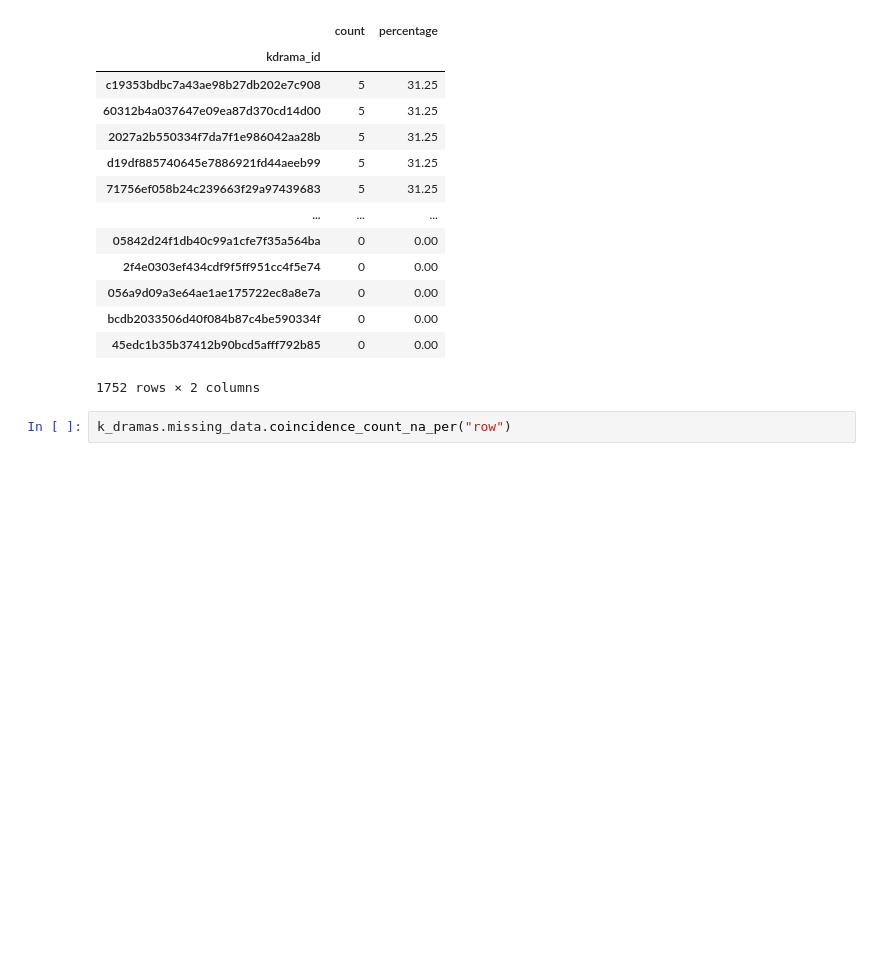
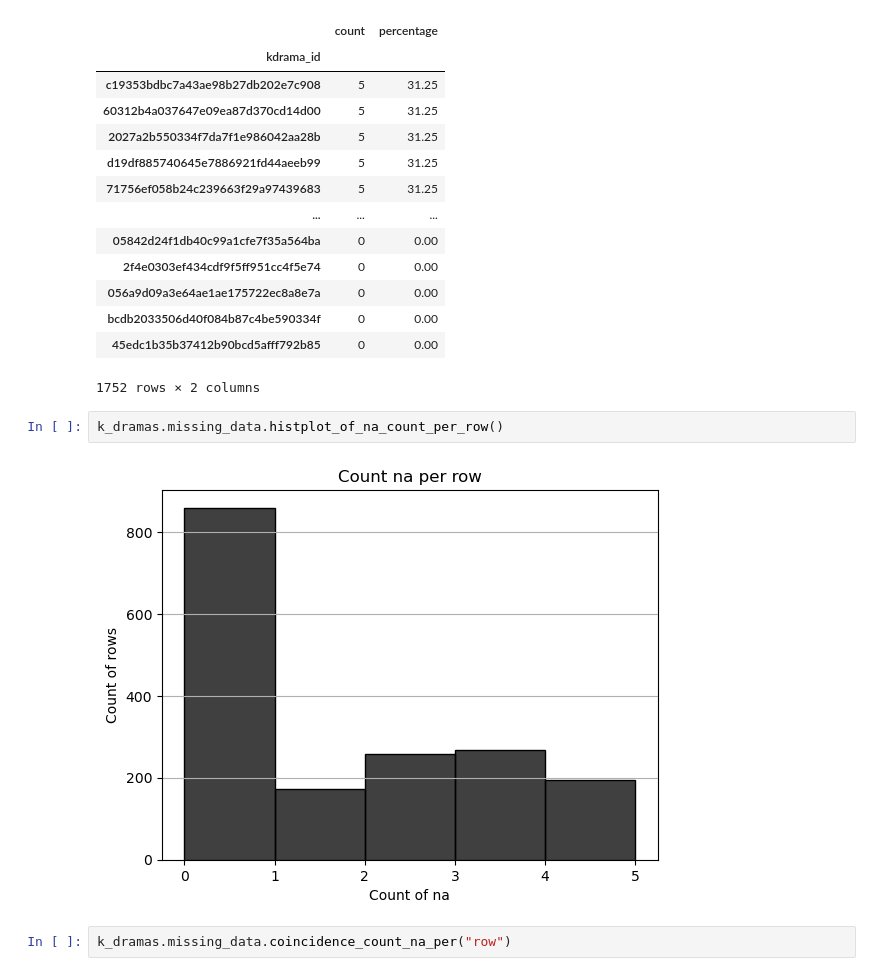
Before and after one commit to gfranciscoerazom/analysis-k-dramas, a Jupyter notebook: jupyternotebook/korean_drama.ipynb, the cells around one changed output. Saved outputs shown, nothing was run; the diff lists cells and outputs as text; blank space fills up the shorter version.

```diff
--- a/jupyternotebook/korean_drama.ipynb
+++ b/jupyternotebook/korean_drama.ipynb
@@ -318,6 +322,10 @@ k_dramas.missing_data.na_count_and_percentage_per("row").sort_values(by="count",
 | bcdb2033506d40f084b87c4be590334f | 0 | 0.00 |
 | 45edc1b35b37412b90bcd5afff792b85 | 0 | 0.00 |
 1752 rows × 2 columns
+# %%
+k_dramas.missing_data.histplot_of_na_count_per_row()
+# %% [output]
+[figure, added]
 # %%
 k_dramas.missing_data.coincidence_count_na_per("row")
 # %% [output]
```
Also changed, not shown: parts of 1 cell of this notebook, 1 other file.
